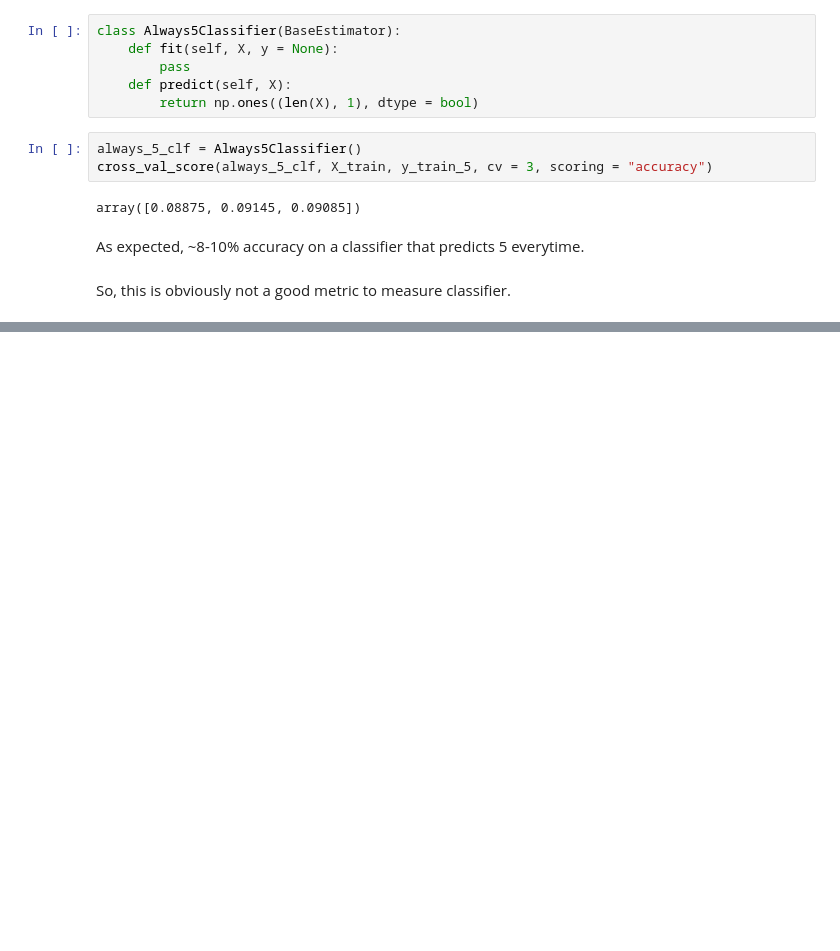
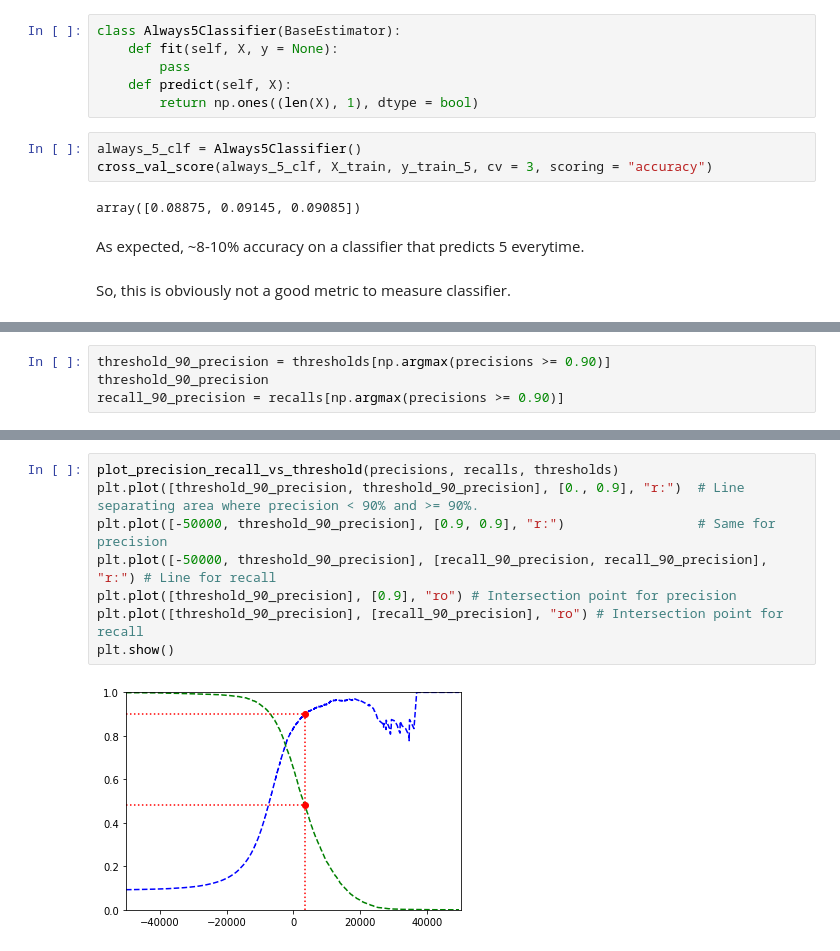
Before and after one commit to heerboi/HandsOnML-stuff, a Jupyter notebook: Hands_On_ML_Chapter_3.ipynb, the cells around one changed output, grey strips where cells are left out. Cells and saved outputs as stored; diff of their text form; blank space fills up the shorter version.

```diff
--- a/Hands_On_ML_Chapter_3.ipynb
+++ b/Hands_On_ML_Chapter_3.ipynb
@@ -134,0 +230,4 @@ So, this is obviously not a good metric to measure classifier.
+# %%
+threshold_90_precision = thresholds[np.argmax(precisions >= 0.90)]
+threshold_90_precision
+recall_90_precision = recalls[np.argmax(precisions >= 0.90)]
@@ -134,0 +248,10 @@ So, this is obviously not a good metric to measure classifier.
+# %%
+plot_precision_recall_vs_threshold(precisions, recalls, thresholds)
+plt.plot([threshold_90_precision, threshold_90_precision], [0., 0.9], "r:")  # Line separating area where precision < 90% and >= 90%.
+plt.plot([-50000, threshold_90_precision], [0.9, 0.9], "r:")                 # Same for precision
+plt.plot([-50000, threshold_90_precision], [recall_90_precision, recall_90_precision], "r:") # Line for recall
+plt.plot([threshold_90_precision], [0.9], "ro") # Intersection point for precision
+plt.plot([threshold_90_precision], [recall_90_precision], "ro") # Intersection point for recall
+plt.show()
+# %% [output]
+[figure, added]
```
Also changed, not shown: parts of 26 cells of this notebook.
